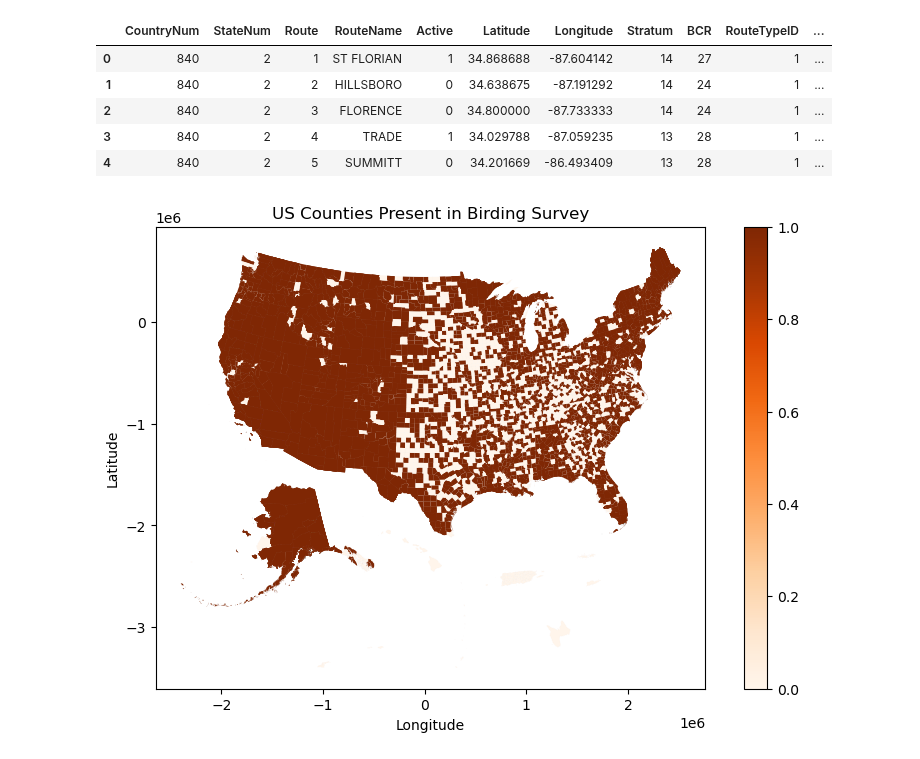
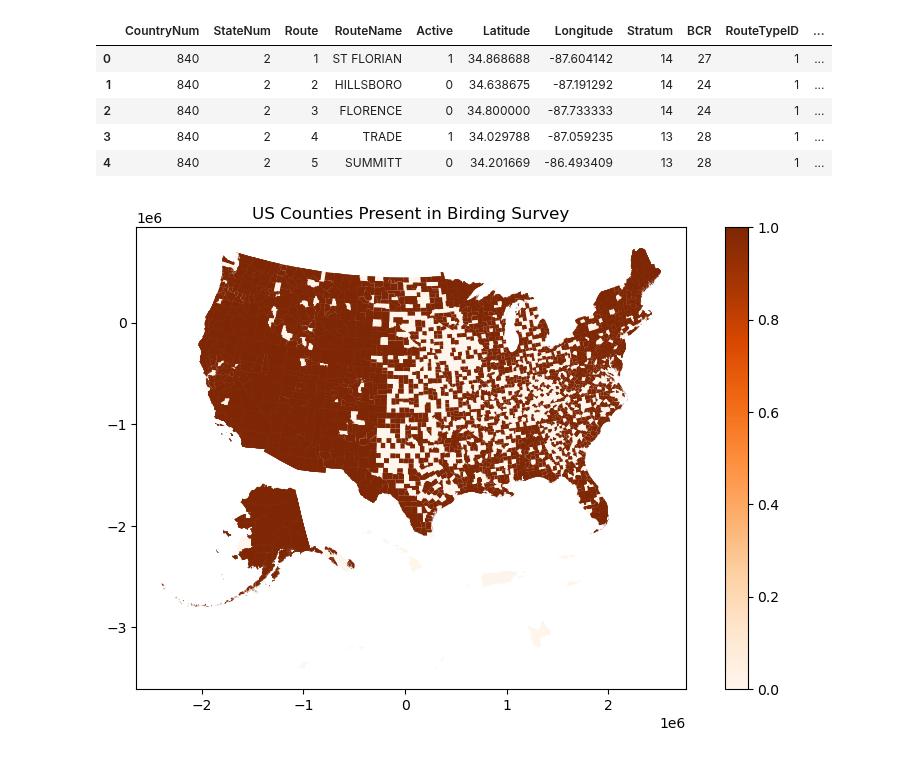
Before and after one commit to Calvin-Davis/CMSC320-FinalProject-Birds, a Jupyter notebook: Code/create_routes_with_fips.ipynb, the cells around one changed output. Drawn from its saved outputs; the diff is of its cells as text; code cells hidden in the pictures.

Commit message:
Updates to Compiled Submission (mainly)
Added to processing and visualizing BBS

```diff
--- a/Code/create_routes_with_fips.ipynb
+++ b/Code/create_routes_with_fips.ipynb
@@ -125,17 +127,17 @@ df.head()
 # %%
 counties = gpd.read_file(os.path.join(current_dir, '..', 'SharedData', 'Counties2', 'us_county.shp')).rename(columns={"GEOID": "FIPS"})
 
 merged = counties.merge(df, how="left", left_on="FIPS", right_on="FIPS")
 merged["Exists"] = merged["Exists"].fillna(0)
 
 column_to_plot = 'Exists'
 
 # Plot the map
 fig, ax = plt.subplots(1, 1, figsize=(10, 6))
 merged.plot(column=column_to_plot, cmap='Oranges', linewidth=0.01, ax=ax, edgecolor='0.8', legend=True)
 plt.title('US Counties Present in Birding Survey')
-plt.xlabel('Longitude')
-plt.ylabel('Latitude')
+#plt.xlabel('Longitude')
+#plt.ylabel('Latitude')
 plt.show()
 # %% [output]
-[figure, old version]
+[figure, new version]
```
Also changed, not shown: parts of 2 cells of this notebook, 5 other files.
